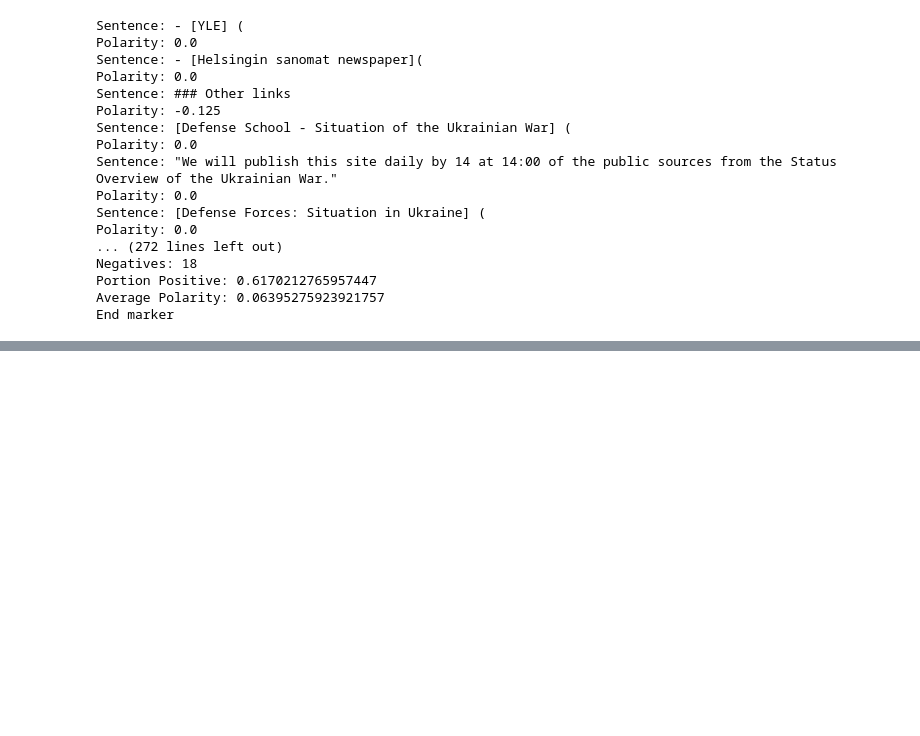
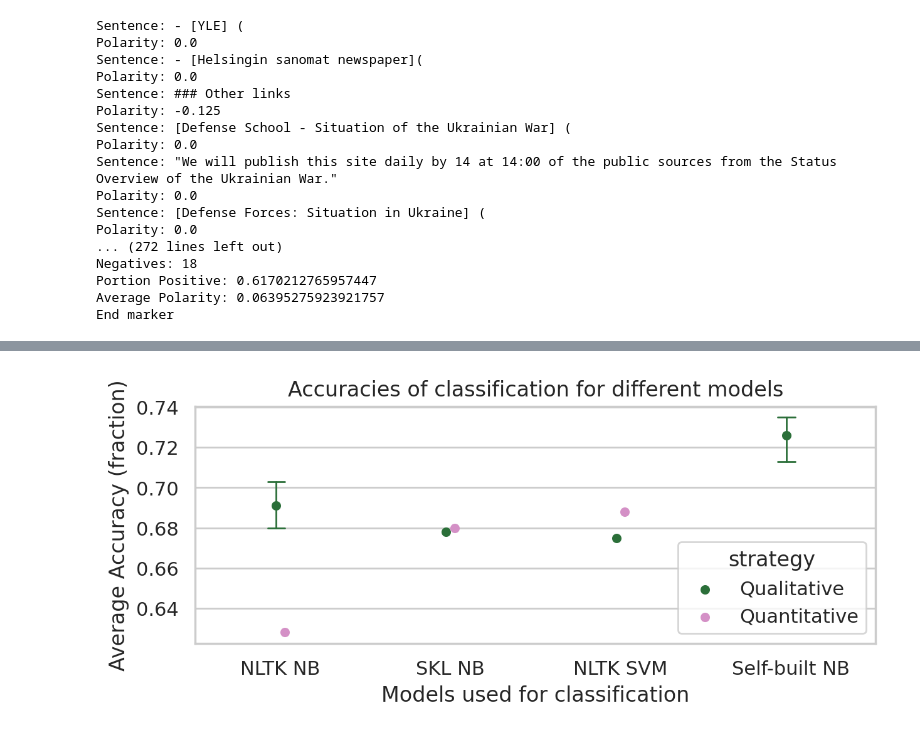
Before and after one commit to xh313/Corpus-Linguistics-Works, a Jupyter notebook: CorpusLingFinalProject.ipynb, the cells around one changed output, grey strips where cells are left out. Saved outputs shown, nothing was run; the diff lists cells and outputs as text; code cells hidden in the pictures; blank space fills up the shorter version.

Commit message:
Visualised data

```diff
--- a/CorpusLingFinalProject.ipynb
+++ b/CorpusLingFinalProject.ipynb
@@ -703,0 +735,4 @@ End marker
+# %%
+test_df = pd.read_csv('https://raw.githubusercontent.com/xh313/Corpus-Linguistics-Works/main/model_testing_df.csv')
+
+test_df
@@ -703,0 +756,4 @@ End marker
+# %%
+# Select Finnish data first
+test_df_fi = test_df[(test_df.language == 'Finnish')]
+test_df_fi
@@ -703,0 +773,18 @@ End marker
+# %%
+sns.set_theme(style="whitegrid")
+plt.figure(dpi=200, figsize=(7, 2.5))
+test_ax = sns.pointplot(
+    data=test_df_fi,
+    x="model", y="avg_accuracy", hue="strategy", #style="language",
+    join=False, palette='cubehelix',
+    capsize=.1, dodge=True, errwidth=1,
+    markers='.',
+)
+plt.xlabel('Models used for classification')
+plt.ylabel('Average Accuracy (fraction)')
+plt.title('Accuracies of classification for different models')
+
+plt.savefig('model_accuracy.svg')
+plt.show()
+# %% [output]
+[figure, added]
```
Also changed, not shown: parts of 26 cells of this notebook.
